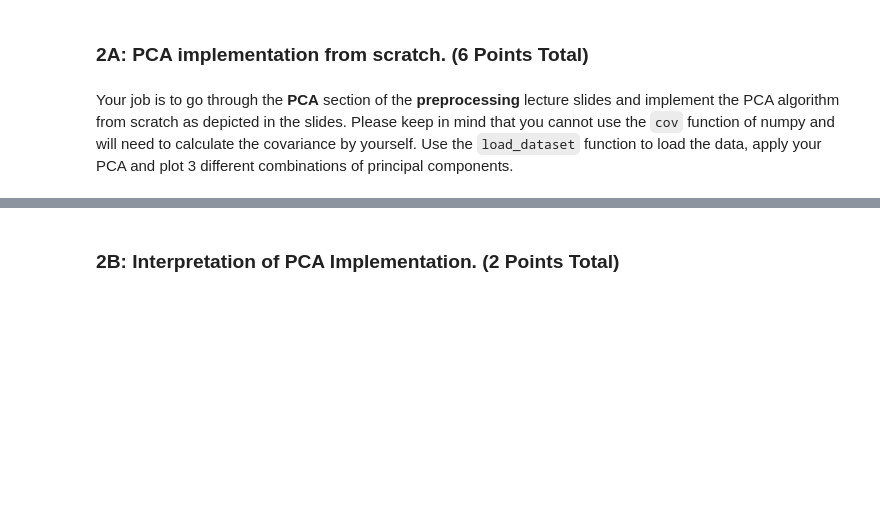
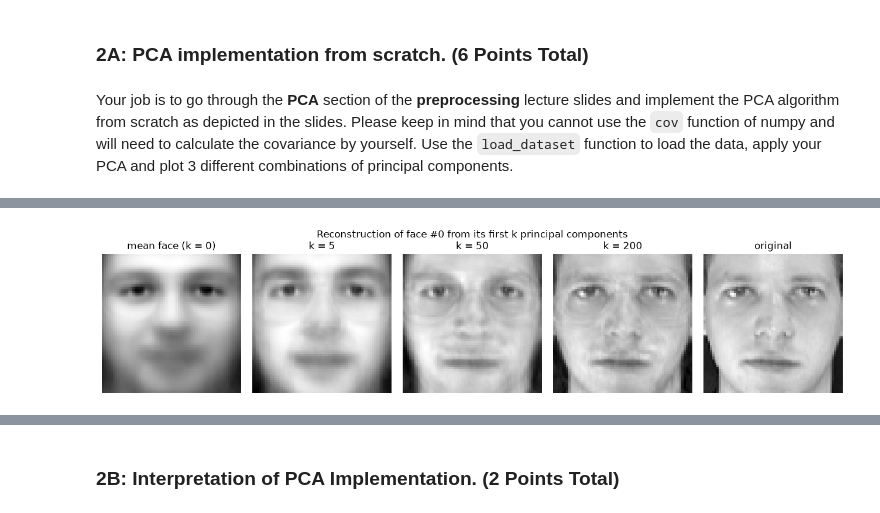
Before and after one commit to nasimpc/DFKI_ML, a Jupyter notebook: ex01.ipynb, the cells around one changed output, grey strips where cells are left out. Cells and saved outputs as stored; diff of their text form; code cells hidden in the pictures; blank space fills up the shorter version.

```diff
--- a/ex01.ipynb
+++ b/ex01.ipynb
@@ -279,8 +279,24 @@ def pca(data, k):
     eigen_vectors, eigen_values : ndarray, ndarray
         eigenvectors (NxM), eigenvalues (N) for the data
     '''
-    # YOUR CODE HERE
-    raise NotImplementedError()
+    n = data.shape[0]
+
+    # Subtract the empirical mean: X <- X - mean(X)
+    mean = data.mean(axis=0)
+    X = data - mean
+
+    # Empirical M x M covariance matrix: Sigma = (n - 1)^-1 * X^T X  (np.cov is not allowed)
+    sigma = (X.T @ X) / (n - 1)
+
+    # Eigendecomposition Sigma W = W Lambda. Sigma is symmetric, so eigh gives real
+    # eigenvalues/eigenvectors; it returns them in ascending order, so sort descending.
+    eigen_values, W = np.linalg.eigh(sigma)
+    order = np.argsort(eigen_values)[::-1][:k]
+
+    # Columns of W are the eigenvectors -> return the first k as rows (k x M)
+    eigen_vectors = W[:, order].T
+    eigen_values = eigen_values[order]
+    return eigen_vectors, eigen_values
 
 def showVec(img, shape):
     '''
@@ -320,8 +336,12 @@ def normalized_linear_combination(vecs, weights):
     vec : ndarray
         normalized linear combinations in a ndarray of shape [M,1]
     '''
-    # YOUR CODE HERE
-    raise NotImplementedError()
+    weights = np.asarray(weights, dtype=float)
+    # sum_i w_i * vecs[i] over the first S = len(weights) vectors
+    vec = weights @ vecs[:len(weights)]
+    # min-max normalisation to [0, 1], so the result can be shown as an image
+    vec = (vec - vec.min()) / (vec.max() - vec.min())
+    return vec.reshape(-1, 1)
 
 #load and scale down images
 def load_dataset():
@@ -347,5 +367,53 @@ TODO
 3) compute linear combinations
 4) display stuff
 '''
-# YOUR CODE HERE
-raise NotImplementedError()
+def show_grid(images, titles, shape, suptitle):
+    """Plots several image vectors side by side in one figure."""
+    fig, axes = plt.subplots(1, len(images), figsize=(2.6 * len(images), 3.0))
+    for ax, img, title in zip(axes, images, titles):
+        ax.imshow(np.reshape(img, shape), cmap="gray")
+        ax.set_title(title)
+        ax.axis("off")
+    fig.suptitle(suptitle)
+    plt.tight_layout()
+    plt.show()
+
+
+# 1) Load dataset
+data, shape = load_dataset()
+print(f"data: {data.shape[0]} images with {data.shape[1]} pixels each, image shape {shape}")
+
+# 2) Compute principal components
+k = 200
+eigen_vectors, eigen_values = pca(data, k)
+mean_face = data.mean(axis=0)
+print(f"eigen_vectors: {eigen_vectors.shape}, eigen_values: {eigen_values.shape}")
+# total variance = trace(Sigma) = sum of all eigenvalues
+total_variance = ((data - mean_face) ** 2).sum() / (data.shape[0] - 1)
+for n_pc in [5, 50, 200]:
+    print(f"variance explained by the first {n_pc:3d} components: {eigen_values[:n_pc].sum() / total_variance:.1%}")
+
+# 3) Compute linear combinations
+# Combination group 1: reconstruct face #0 from its first k principal components.
+# The mean face is used as an extra basis vector with weight 1, so that
+#     mean + sum_i w_i * pc_i,   with w_i = (face - mean) . pc_i
+# is a single linear combination that normalized_linear_combination can scale for display.
+face = data[0]
+basis = np.vstack([mean_face, eigen_vectors])
+weights = eigen_vectors @ (face - mean_face)  # projection of the face onto each component
+
+recon_ks = [5, 50, 200]
+group1 = [normalized_linear_combination(basis, [1.0])]  # mean face only (k = 0)
+group1 += [normalized_linear_combination(basis, [1.0] + list(weights[:n_pc])) for n_pc in recon_ks]
+group1 += [normalized_linear_combination(face[np.newaxis, :], [1.0])]  # original face
+titles1 = ["mean face (k = 0)"] + [f"k = {n_pc}" for n_pc in recon_ks] + ["original"]
+
+# Combination group 2: single principal components ("eigenfaces")
+single_pcs = [1, 2, 10]
+group2 = [normalized_linear_combination(eigen_vectors, [0.0] * (pc - 1) + [1.0]) for pc in single_pcs]
+titles2 = [f"PC{pc}" for pc in single_pcs]
+
+# 4) Display stuff
+show_grid(group1, titles1, shape, "Reconstruction of face #0 from its first k principal components")
+show_grid(group2, titles2, shape, "Single principal components (eigenfaces)")
+# %% [output]
@@ -351,0 +426 @@ raise NotImplementedError()
+[figure, added]
```
Also changed, not shown: parts of 2 cells of this notebook, 1 other file.
